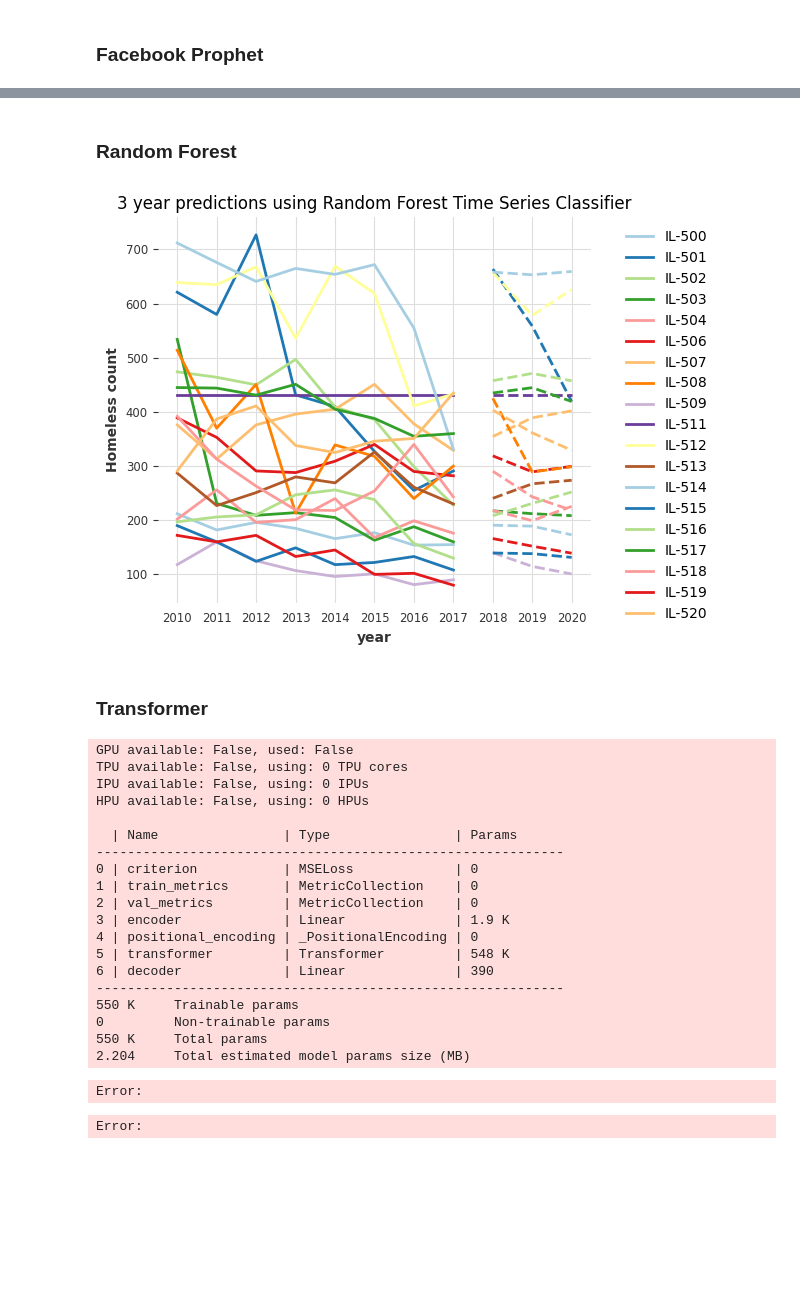
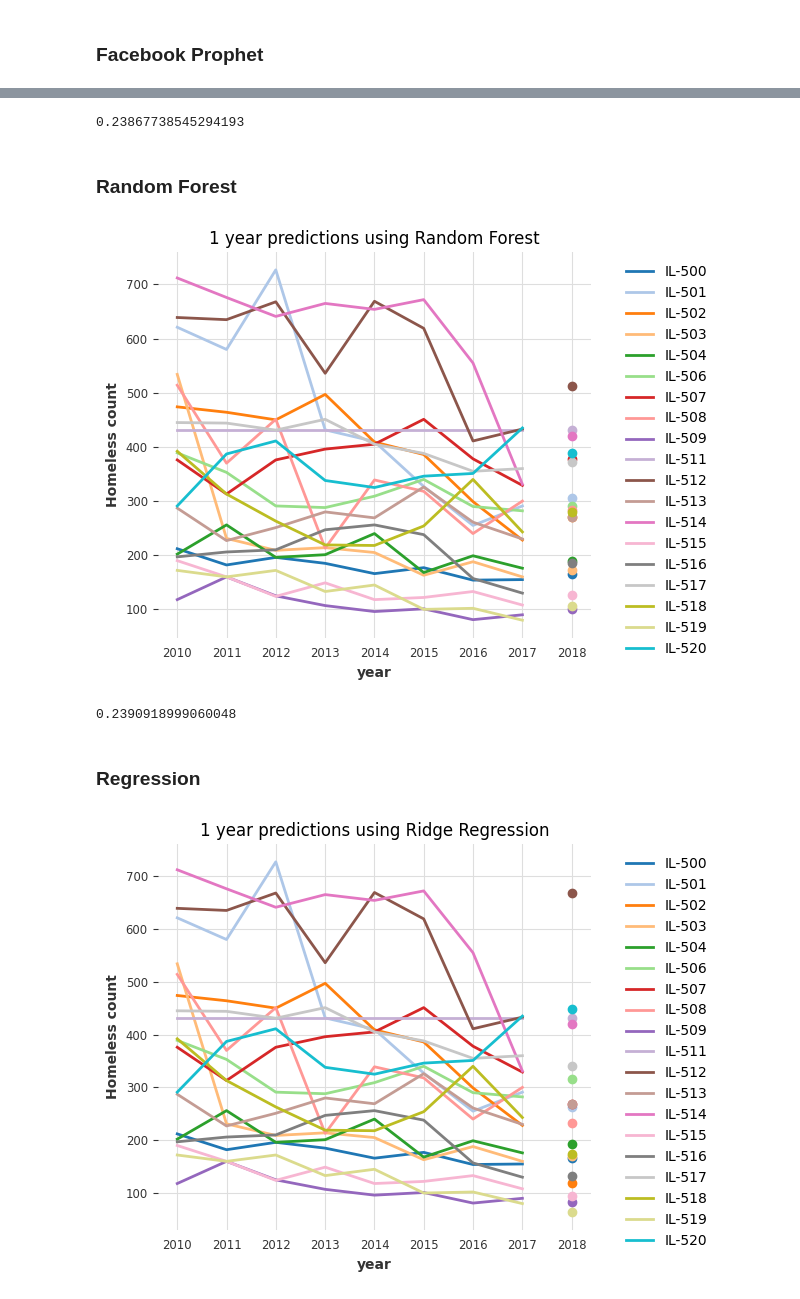
Before and after one commit to atharvanaik10/cs498-css, a Jupyter notebook: time_series.ipynb, the cells around one changed output, grey strips where cells are left out. Saved outputs shown, nothing was run; the diff lists cells and outputs as text; code cells hidden in the pictures; blank space fills up the shorter version.

```diff
--- a/time_series.ipynb
+++ b/time_series.ipynb
@@ -113,3 +156,11 @@ plt.show()
+# %%
+# Evaluate
+
+forecast_array = np.array([forecast.values()[0][0] for forecast in forecasts])
+smape = sklearn.metrics.mean_absolute_percentage_error(test_set, forecast_array)
+print(smape)
+# %% [output]
+0.23867738545294193
 # %% [markdown]
 ### Random Forest
 # %%
@@ -117,7 +168,7 @@ models = []
 forecasts = []
 
 count = 0
-palette = sns.color_palette("Paired", 20)  # Generate 15 distinct colors
+palette = sns.color_palette("tab20")  # Generate 15 distinct colors
 plt.rcParams['axes.prop_cycle'] = plt.cycler(color=palette)
 color_cycle = plt.rcParams['axes.prop_cycle'].by_key()['color']
 
@@ -125,12 +176,12 @@ for ts in series_group:
     target = ts['pit_tot_hless_pit_hud']
     covariates = ts[selected_covariates]
 
-    model = RandomForest(lags_past_covariates=1, n_estimators=100, output_chunk_length=6)
+    model = RandomForest(lags_past_covariates=1, n_estimators=50, output_chunk_length=1)
     model.fit(series=target, past_covariates=covariates)
 
     models.append(model)
 
-    forecast = model.predict(n=3)
+    forecast = model.predict(n=1)
     forecasts.append(forecast)
 
     color = color_cycle[count % len(color_cycle)]
@@ -139,12 +190,19 @@ for ts in series_group:
 
     count += 1
 
-plt.title("3 year predictions using Random Forest Time Series Classifier")
+plt.title("1 year predictions using Random Forest")
 plt.legend(bbox_to_anchor=(1.05, 1.0), loc='upper left')
 plt.ylabel("Homeless count")
 plt.tight_layout()
 plt.show()
 # %% [output]
-[figure, old version]
+[figure, new version]
+# %%
+# Evaluate
+forecast_array = np.array([forecast.values()[0][0] for forecast in forecasts])
+smape = sklearn.metrics.mean_absolute_percentage_error(test_set, forecast_array)
+print(smape)
+# %% [output]
+0.2390918999060048
 # %% [markdown]
-### Transformer
+### Regression
@@ -151,52 +211,34 @@ plt.show()
 # %%
-train_length = 5
-
 models = []
 forecasts = []
 
 count = 0
+palette = sns.color_palette("tab20")  # Generate 20 distinct colors
+plt.rcParams['axes.prop_cycle'] = plt.cycler(color=palette)
 color_cycle = plt.rcParams['axes.prop_cycle'].by_key()['color']
 
 for ts in series_group:
     target = ts['pit_tot_hless_pit_hud']
     covariates = ts[selected_covariates]
 
-    model = TransformerModel(input_chunk_length=1, output_chunk_length=6)
+    model = RegressionModel(model=Ridge(alpha=0.8), lags=1, lags_past_covariates=1)
     model.fit(series=target, past_covariates=covariates)
 
     models.append(model)
 
-
-    forecast = model.predict(n=3)
+    forecast = model.predict(n=1)
     forecasts.append(forecast)
 
     color = color_cycle[count % len(color_cycle)]
-    target.plot(label='actual', color=color)
-    forecast.plot(label='predicted', ls=':', color=color)
+    target.plot(label=label_encoder.inverse_transform([count])[0], color=color)
+    forecast.plot(label='_', ls='--', color=color)
 
     count += 1
 
-plt.legend('')
+plt.title("1 year predictions using Ridge Regression")
+plt.legend(bbox_to_anchor=(1.05, 1.0), loc='upper left')
+plt.ylabel("Homeless count")
+plt.tight_layout()
 plt.show()
 # %% [output]
-GPU available: False, used: False
-TPU available: False, using: 0 TPU cores
-IPU available: False, using: 0 IPUs
-HPU available: False, using: 0 HPUs
-
-  | Name                | Type                | Params
-------------------------------------------------------------
-0 | criterion           | MSELoss             | 0
-1 | train_metrics       | MetricCollection    | 0
-2 | val_metrics         | MetricCollection    | 0
-3 | encoder             | Linear              | 1.9 K
-4 | positional_encoding | _PositionalEncoding | 0
-5 | transformer         | Transformer         | 548 K
-6 | decoder             | Linear              | 390
-------------------------------------------------------------
-550 K     Trainable params
-0         Non-trainable params
-550 K     Total params
-2.204     Total estimated model params size (MB)
-Error:
-Error:
+[figure, added]
```
Also changed, not shown: parts of 7 cells of this notebook, 4 other files.
